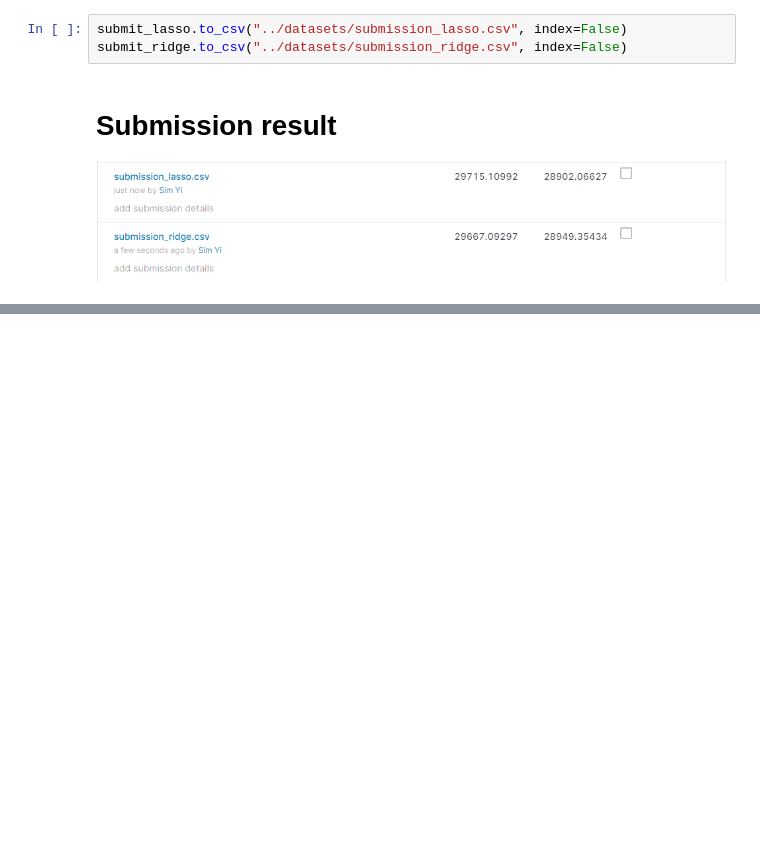
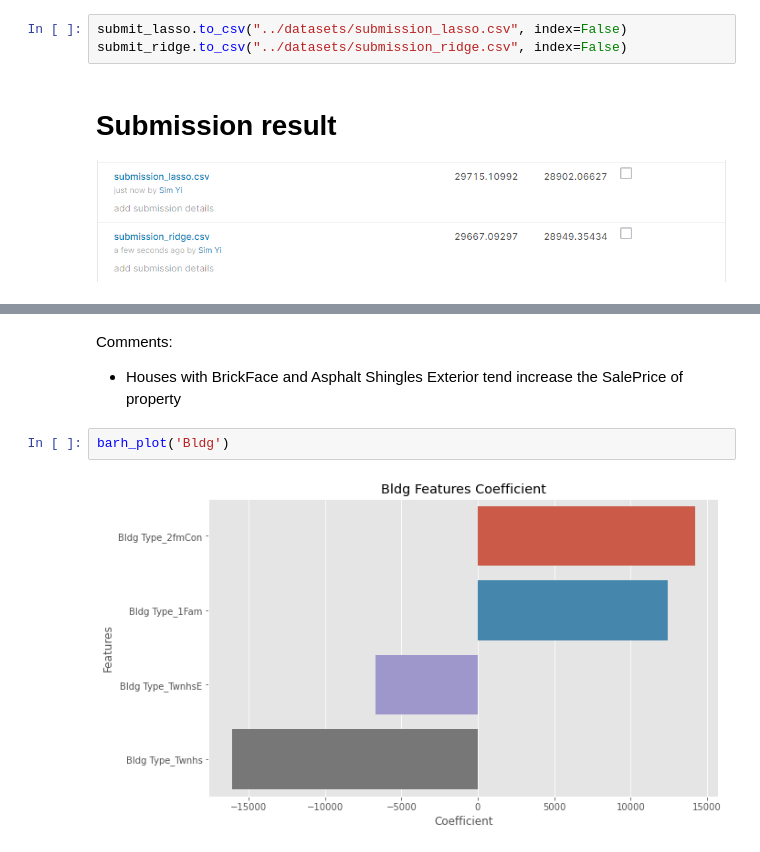
Before and after one commit to SimYiSY/Ames_Housing_Data, a Jupyter notebook: code/03 Model and Analysis.ipynb, the cells around one changed output, grey strips where cells are left out. Drawn from its saved outputs; the diff is of its cells as text; blank space fills up the shorter version.

```diff
--- a/code/03 Model and Analysis.ipynb
+++ b/code/03 Model and Analysis.ipynb
@@ -839,0 +790,8 @@ Big houses prices higher
+# %% [markdown]
+Comments:
+
+- Houses with BrickFace and Asphalt Shingles Exterior tend increase the SalePrice of property
+# %%
+barh_plot('Bldg')
+# %% [output]
+[figure, added]
```
Also changed, not shown: parts of 47 cells of this notebook.
